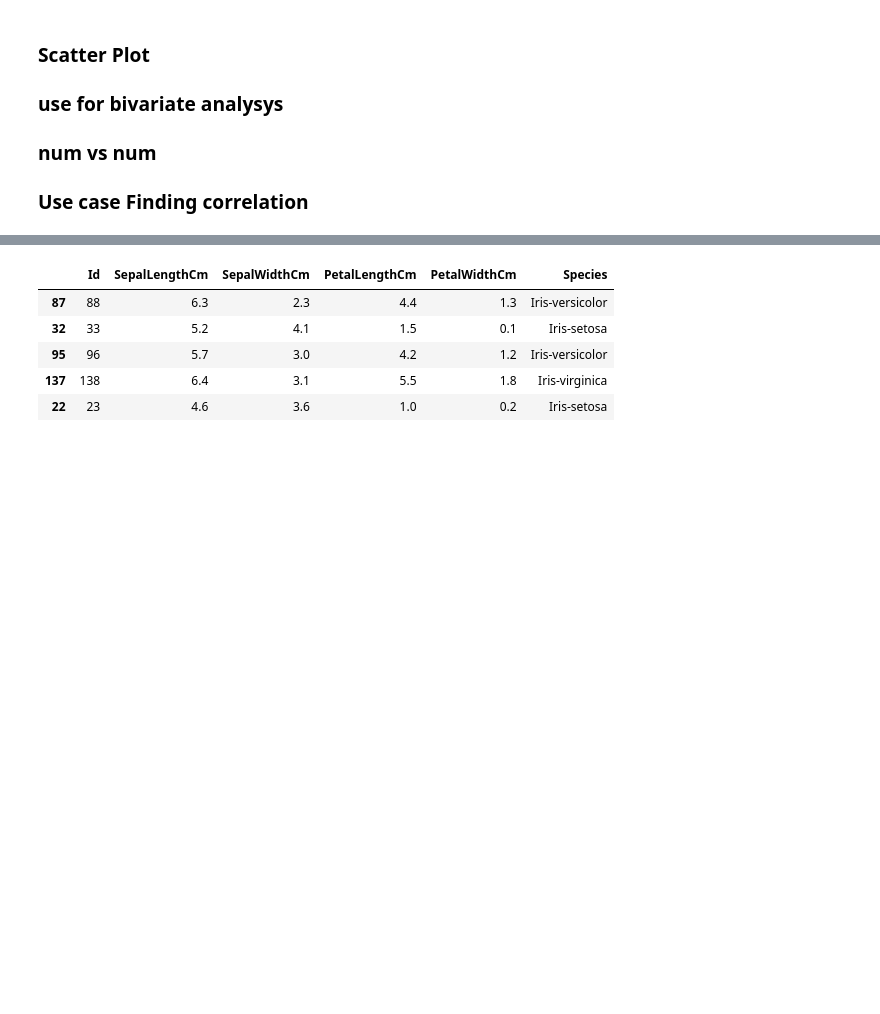
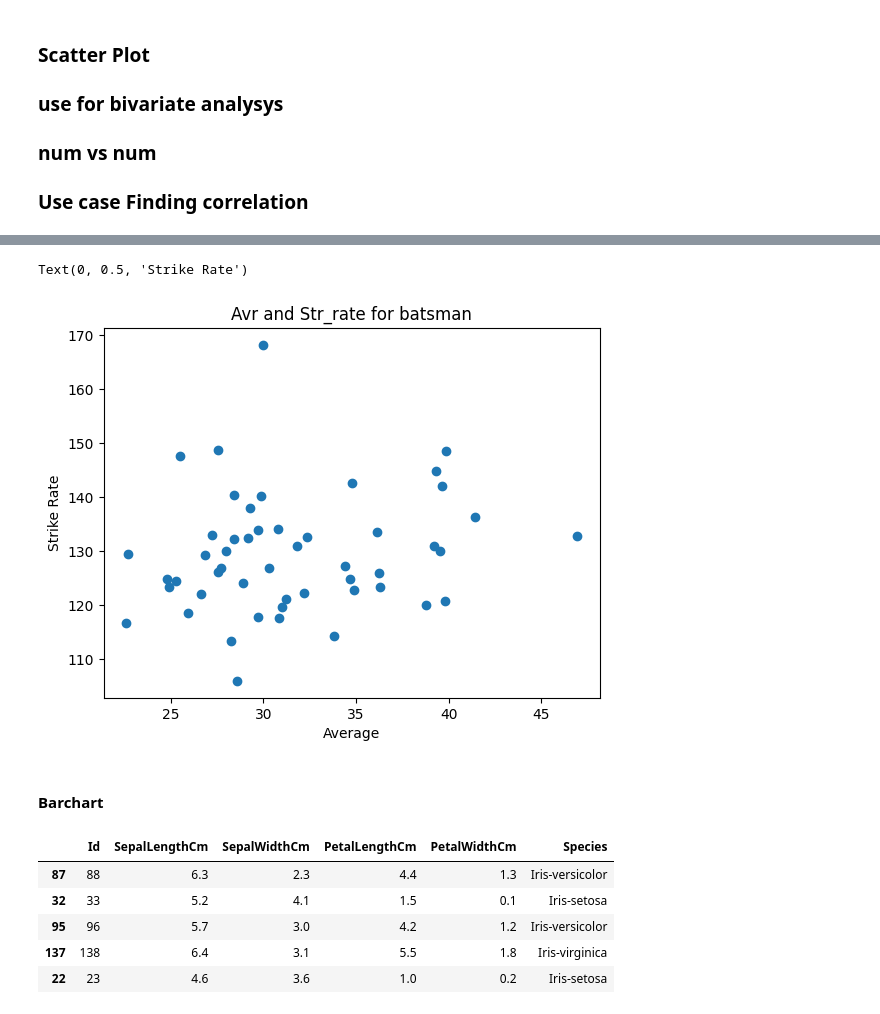
Before and after one commit to RiyazRizvi/Matplotlib, a Jupyter notebook: file.ipynb, the cells around one changed output, grey strips where cells are left out. Cells and saved outputs as stored; diff of their text form; code cells hidden in the pictures; blank space fills up the shorter version.

```diff
--- a/file.ipynb
+++ b/file.ipynb
@@ -132,3 +132,7 @@ plt.grid()
 ### use for bivariate analysys
 ### num vs num
 ### Use case Finding correlation
+# %%
+df=pd.read_csv('batter.csv')
+df=df.head(50)
+df
@@ -135,3 +157,13 @@ plt.grid()
+# %%
+plt.scatter(df['avg'],df['strike_rate'])
+plt.title('Avr and Str_rate for batsman')
+plt.xlabel('Average')
+plt.ylabel('Strike Rate')
+# %% [output]
+Text(0, 0.5, 'Strike Rate')
+[figure, added]
+# %% [markdown]
+#### Barchart
 # %%
 iris = pd.read_csv('iris (1).csv')
 iris.sample(5)
```
Also changed, not shown: parts of 1 cell of this notebook.
